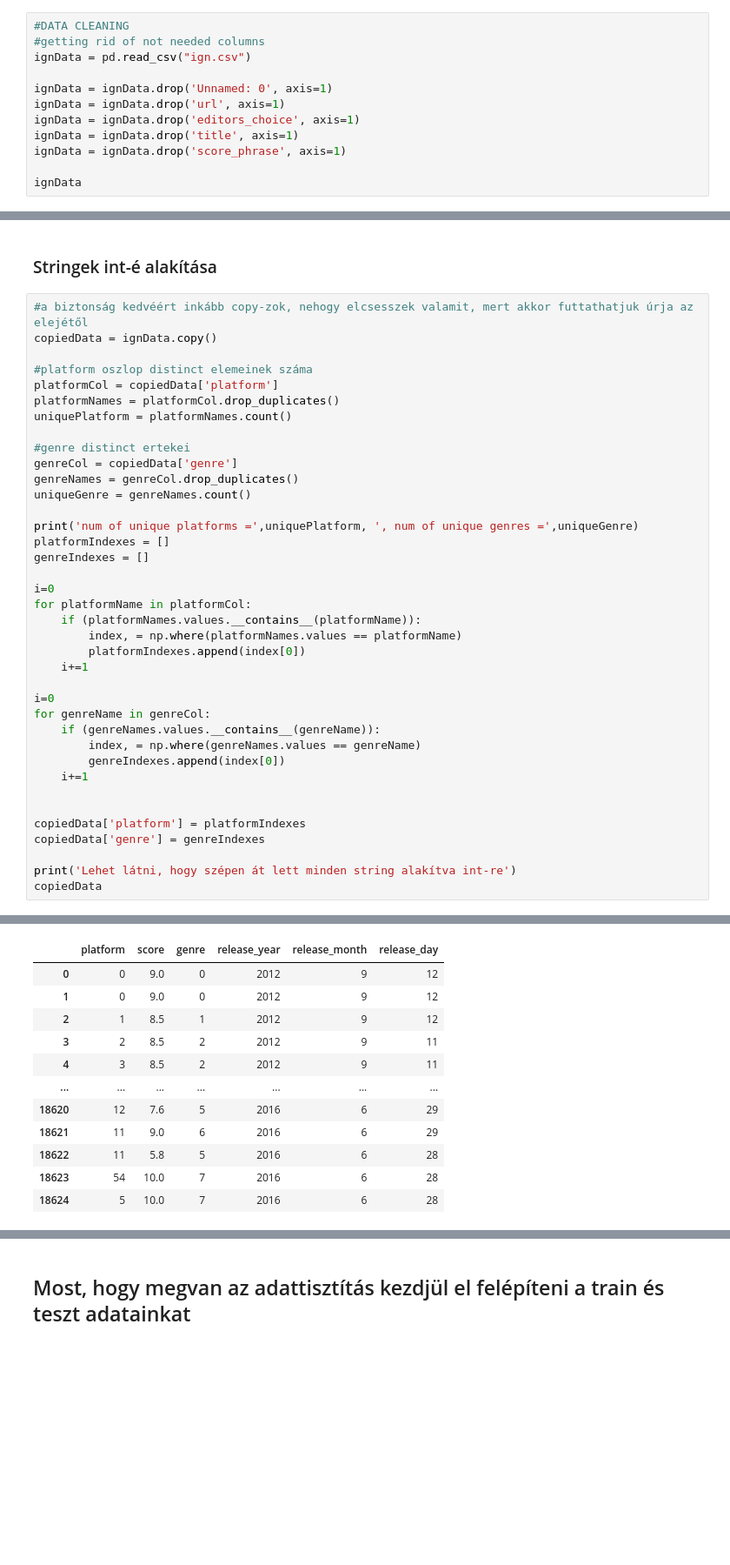
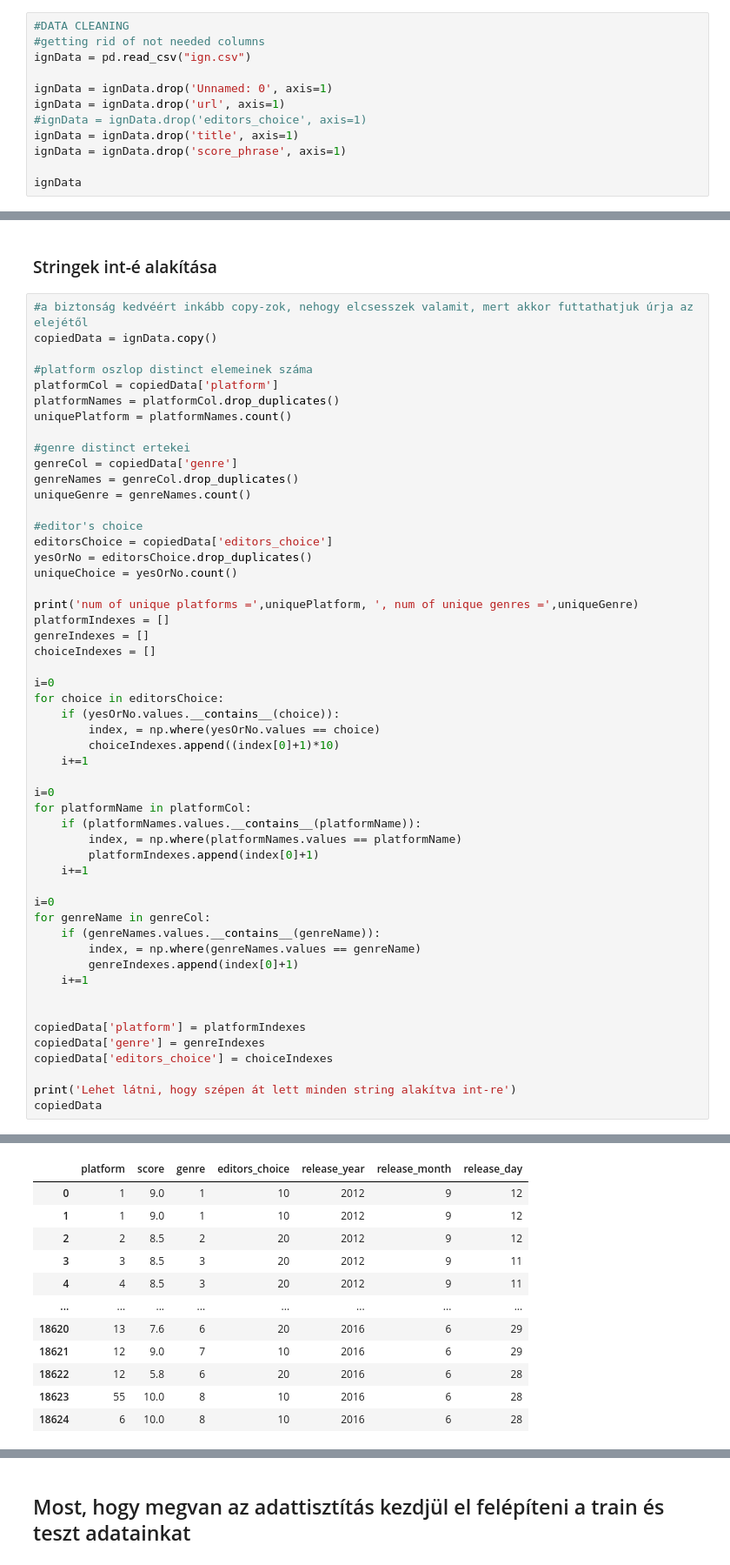
Before and after one commit to DezsiCsaba/gepi-latas-feleves, a Jupyter notebook: megoldás - bdigne.ipynb, the cells around one changed output, grey strips where cells are left out. Shown at 87% size. Drawn from its saved outputs; the diff is of its cells as text; blank space fills up the shorter version.

```diff
--- a/megoldás - bdigne.ipynb
+++ b/megoldás - bdigne.ipynb
@@ -13,7 +13,7 @@ ignData = pd.read_csv("ign.csv")
 
 ignData = ignData.drop('Unnamed: 0', axis=1)
 ignData = ignData.drop('url', axis=1)
-ignData = ignData.drop('editors_choice', axis=1)
+#ignData = ignData.drop('editors_choice', axis=1)
 ignData = ignData.drop('title', axis=1)
 ignData = ignData.drop('score_phrase', axis=1)
 
@@ -107,44 +107,58 @@ uniquePlatform = platformNames.count()
 #genre distinct ertekei
 genreCol = copiedData['genre']
 genreNames = genreCol.drop_duplicates()
 uniqueGenre = genreNames.count()
 
+#editor's choice
+editorsChoice = copiedData['editors_choice']
+yesOrNo = editorsChoice.drop_duplicates()
+uniqueChoice = yesOrNo.count()
+
 print('num of unique platforms =',uniquePlatform, ', num of unique genres =',uniqueGenre)
 platformIndexes = []
 genreIndexes = []
+choiceIndexes = []
+
+i=0
+for choice in editorsChoice:
+    if (yesOrNo.values.__contains__(choice)):
+        index, = np.where(yesOrNo.values == choice)
+        choiceIndexes.append((index[0]+1)*10)
+    i+=1
 
 i=0
 for platformName in platformCol:
     if (platformNames.values.__contains__(platformName)):
         index, = np.where(platformNames.values == platformName)
-        platformIndexes.append(index[0])
+        platformIndexes.append(index[0]+1)
     i+=1
 
 i=0
 for genreName in genreCol:
     if (genreNames.values.__contains__(genreName)):
         index, = np.where(genreNames.values == genreName)
-        genreIndexes.append(index[0])
+        genreIndexes.append(index[0]+1)
     i+=1
 
 
 copiedData['platform'] = platformIndexes
 copiedData['genre'] = genreIndexes
+copiedData['editors_choice'] = choiceIndexes
 
 print('Lehet látni, hogy szépen át lett minden string alakítva int-re')
 copiedData
 # %% [output]
 num of unique platforms = 59 , num of unique genres = 112
 Lehet látni, hogy szépen át lett minden string alakítva int-re
-|  | platform | score | genre | release_year | release_month | release_day |
-| 0 | 0 | 9.0 | 0 | 2012 | 9 | 12 |
-| 1 | 0 | 9.0 | 0 | 2012 | 9 | 12 |
-| 2 | 1 | 8.5 | 1 | 2012 | 9 | 12 |
-| 3 | 2 | 8.5 | 2 | 2012 | 9 | 11 |
-| 4 | 3 | 8.5 | 2 | 2012 | 9 | 11 |
-| ... | ... | ... | ... | ... | ... | ... |
-| 18620 | 12 | 7.6 | 5 | 2016 | 6 | 29 |
-| 18621 | 11 | 9.0 | 6 | 2016 | 6 | 29 |
-| 18622 | 11 | 5.8 | 5 | 2016 | 6 | 28 |
-| 18623 | 54 | 10.0 | 7 | 2016 | 6 | 28 |
-| 18624 | 5 | 10.0 | 7 | 2016 | 6 | 28 |
+|  | platform | score | genre | editors_choice | release_year | release_month | release_day |
+| 0 | 1 | 9.0 | 1 | 10 | 2012 | 9 | 12 |
+| 1 | 1 | 9.0 | 1 | 10 | 2012 | 9 | 12 |
+| 2 | 2 | 8.5 | 2 | 20 | 2012 | 9 | 12 |
+| 3 | 3 | 8.5 | 3 | 20 | 2012 | 9 | 11 |
+| 4 | 4 | 8.5 | 3 | 20 | 2012 | 9 | 11 |
+| ... | ... | ... | ... | ... | ... | ... | ... |
+| 18620 | 13 | 7.6 | 6 | 20 | 2016 | 6 | 29 |
+| 18621 | 12 | 9.0 | 7 | 10 | 2016 | 6 | 29 |
+| 18622 | 12 | 5.8 | 6 | 20 | 2016 | 6 | 28 |
+| 18623 | 55 | 10.0 | 8 | 10 | 2016 | 6 | 28 |
+| 18624 | 6 | 10.0 | 8 | 10 | 2016 | 6 | 28 |
```
Also changed, not shown: parts of 17 cells of this notebook, 3 other files.
